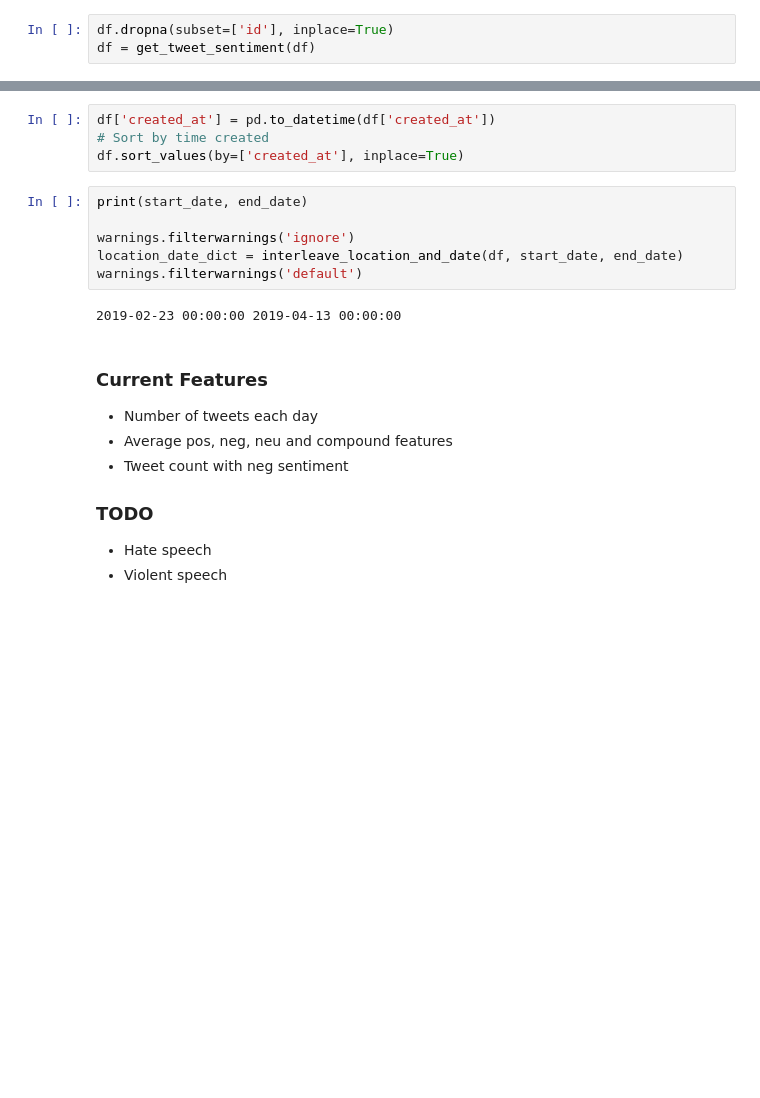
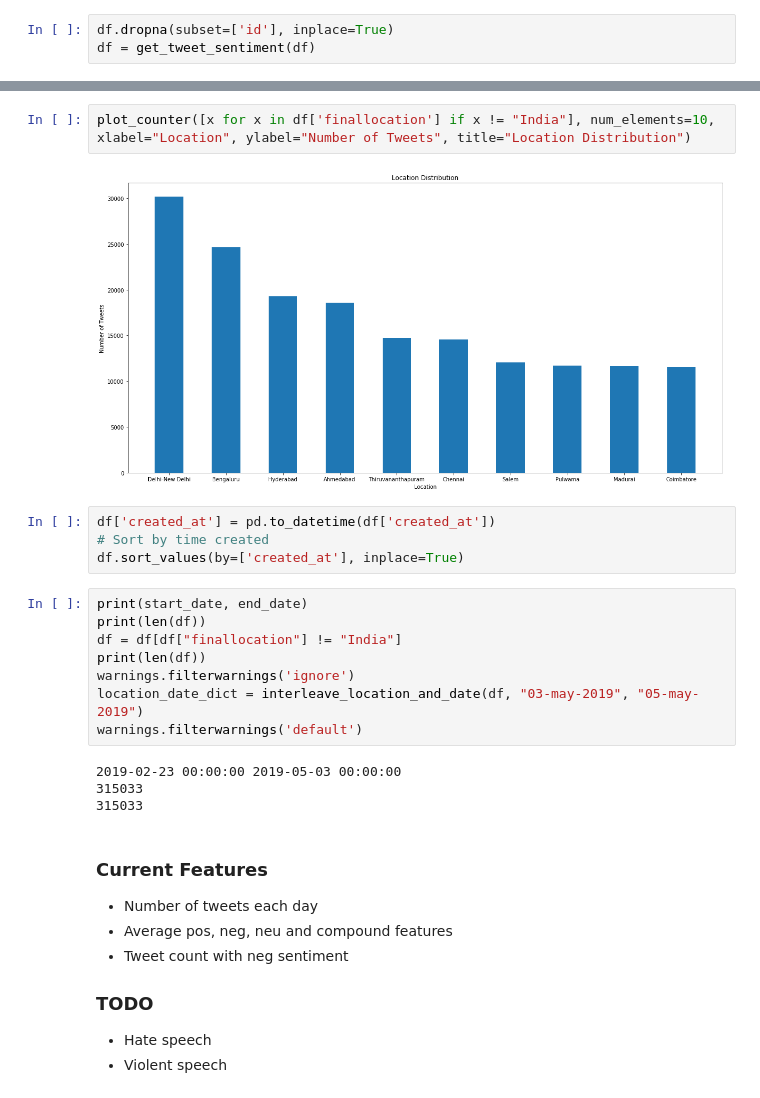
Before and after one commit to aashish-jain/Social-unrest-prediction, a Jupyter notebook: analyses_and_ml/NLP_on_tweets.ipynb, the cells around one changed output, grey strips where cells are left out. Drawn from its saved outputs; the diff is of its cells as text; blank space fills up the shorter version.

```diff
--- a/analyses_and_ml/NLP_on_tweets.ipynb
+++ b/analyses_and_ml/NLP_on_tweets.ipynb
@@ -102,15 +77,23 @@ df
+# %%
+plot_counter([x for x in df['finallocation'] if x != "India"], num_elements=10, xlabel="Location", ylabel="Number of Tweets", title="Location Distribution")
+# %% [output]
+[figure, added]
 # %%
 df['created_at'] = pd.to_datetime(df['created_at'])
 # Sort by time created
 df.sort_values(by=['created_at'], inplace=True)
 # %%
 print(start_date, end_date)
-
+print(len(df))
+df = df[df["finallocation"] != "India"]
+print(len(df))
 warnings.filterwarnings('ignore')
-location_date_dict = interleave_location_and_date(df, start_date, end_date)
+location_date_dict = interleave_location_and_date(df, "03-may-2019", "05-may-2019")
 warnings.filterwarnings('default')
 # %% [output]
-2019-02-23 00:00:00 2019-04-13 00:00:00
+2019-02-23 00:00:00 2019-05-03 00:00:00
+315033
+315033
 # %% [markdown]
 ### Current Features
    * Number of tweets each day
```
Also changed, not shown: parts of 17 cells of this notebook, 6 other files.
